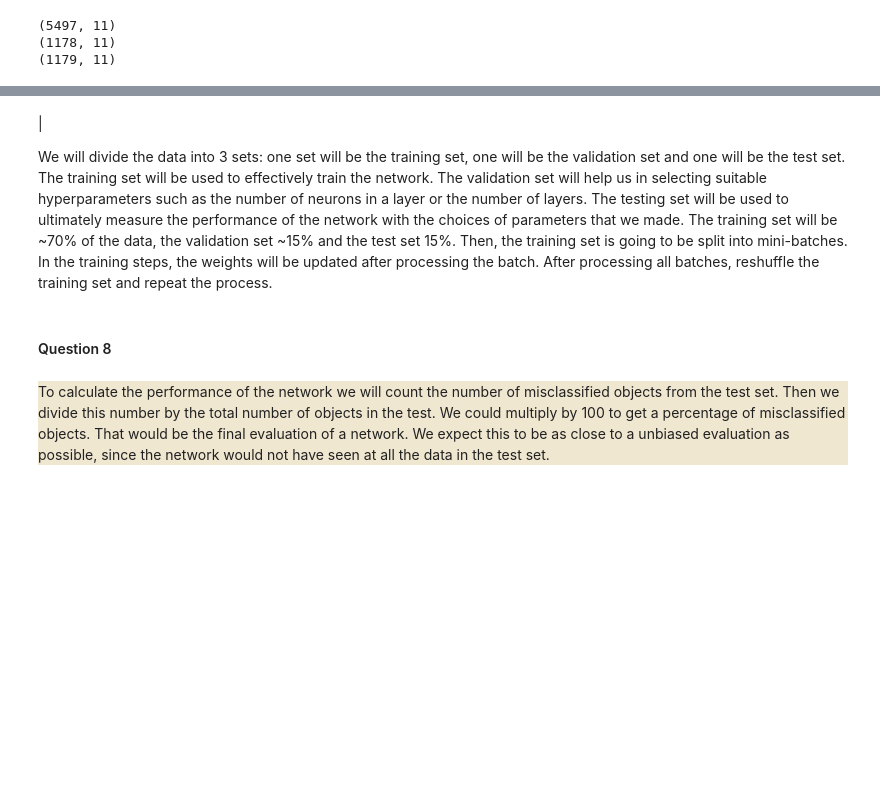
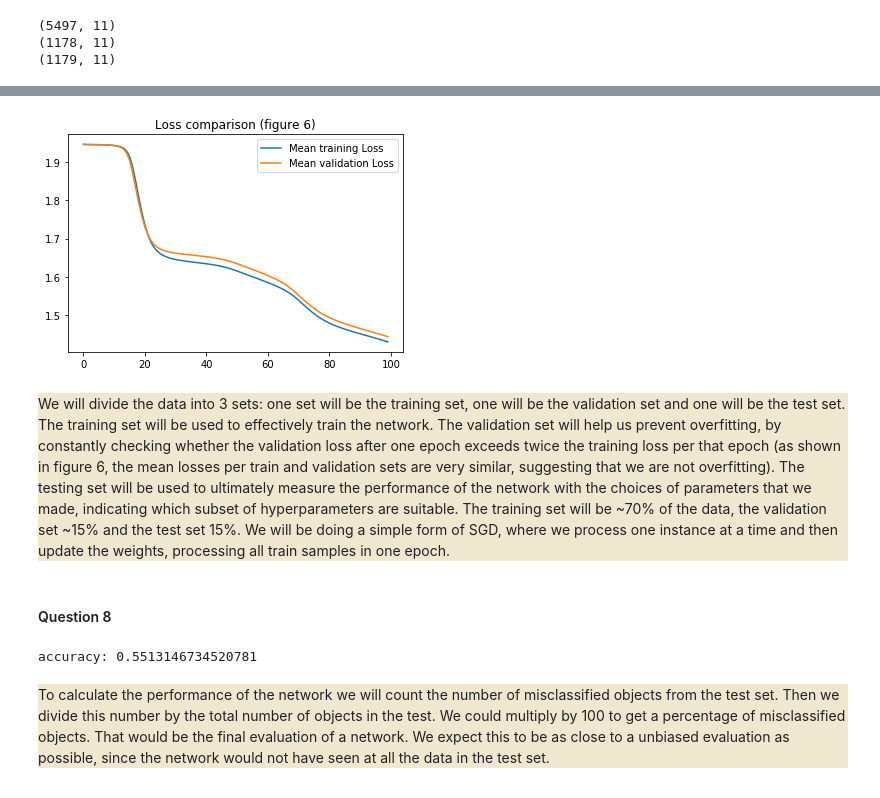
Before and after one commit to TraianDobrin/Artificial-Neural-Network-Grocery-Robot, a Jupyter notebook: src/Main.ipynb, the cells around one changed output, grey strips where cells are left out. Cells and saved outputs as stored; diff of their text form; code cells hidden in the pictures; blank space fills up the shorter version.

```diff
--- a/src/Main.ipynb
+++ b/src/Main.ipynb
@@ -339,7 +344,8 @@ def Loss(y_true, y_pred):
         loss: value of the loss.
         grad: gradient of loss with respect to the predictions.
     """
-    return np.sum((y_true-y_pred)**2),2*(y_true-y_pred)
+    softmax_y = softmax(y_pred)
+    return -np.sum(y_true * np.log(softmax_y)),y_true-softmax_y
 # %% [markdown]
 **Training loop**
 
@@ -404,6 +420,7 @@ def to_one_hot(labels):
 # %% [markdown]
 #### Question 7
 # %%
+#dividing the data into 3 sets, explanation below, and returning a tuple of the 3 sets
 def partition_data(features, labels, training_percentage, validation_percentage):
     n = len(features)
     labeled_data = np.concatenate((features, labels.reshape(n, 1)), axis = 1)
@@ -412,11 +429,12 @@ def partition_data(features, labels, training_percentage, validation_percentage)
     no_training_samples = int(training_percentage * n)
     no_validation_samples = int(validation_percentage * n)
     training_samples = np.array(labeled_data[:no_training_samples])
-    validation_samples = np.array(labeled_data[no_training_samples:no_training_samples+no_validation_samples])
+    validation_samples = np.array(
+    labeled_data[no_training_samples:no_training_samples+no_validation_samples])
     test_samples = np.array(labeled_data[no_training_samples+no_validation_samples:])
     return (training_samples, validation_samples, test_samples)
 
-training_samples, validation_samples, test_samples = partition_data(features, targets, 0.70, 0.15)
+training_samples, validation_samples, test_samples = partition_data(features,targets, 0.70, 0.15)
 
 print(training_samples.shape)
 print(validation_samples.shape)
@@ -425,3 +443,15 @@ print(test_samples.shape)
 (5497, 11)
 (1178, 11)
 (1179, 11)
+# %%
+network = Network([10,9,8,7], sigmoid, sigmoid_prime, xavier)
+train_loss,validation_loss = train(
+    network,
+    training_samples[:,:10],
+    to_one_hot(training_samples[:,10]),
+    validation_samples[:,:10],
+    to_one_hot(validation_samples[:,10]),
+    Loss,
+    0.01,
+    100,
+    0.0000001)
@@ -428,7 +470,16 @@ print(test_samples.shape)
+# %%
+plt.plot(np.arange(len(train_loss)), train_loss, label='Mean training Loss')
+plt.plot(np.arange(len(validation_loss)),
+         validation_loss,
+         label='Mean validation Loss')
+plt.title('Loss comparison (figure 6)')
+plt.legend()
+plt.show()
+# %% [output]
+[figure, added]
 # %% [markdown]
-|<div style="background-color:#f0e7d1">
-
-We will divide the data into 3 sets: one set will be the training set, one will be the validation set and one will be the test set. The training set will be used to effectively train the network. The validation set will help us in selecting suitable hyperparameters such as the number of neurons in a layer or the number of layers. The testing set will be used to ultimately measure the performance of the network with the choices of parameters that we made. The training set will be ~70% of the data, the validation set ~15% and the test set 15%. Then, the training set is going to be split into mini-batches. In the training steps, the weights will be updated after processing the batch. After processing all batches, reshuffle the training set and repeat the process.
+<div style="background-color:#f0e7d1">
+We will divide the data into 3 sets: one set will be the training set, one will be the validation set and one will be the test set. The training set will be used to effectively train the network. The validation set will help us prevent overfitting, by constantly checking whether the validation loss after one epoch exceeds twice the training loss per that epoch (as shown in figure 6, the mean losses per train and validation sets are very similar, suggesting that we are not overfitting). The testing set will be used to ultimately measure the performance of the network with the choices of parameters that we made, indicating which subset of hyperparameters are suitable. The training set will be ~70% of the data, the validation set ~15% and the test set 15%. We will be doing a simple form of SGD, where we process one instance at a time and then update the weights, processing all train samples in one epoch.
 # %% [markdown]
 #### Question 8
 # %%
@@ -442,6 +493,10 @@ def evaluate (test_data, network):
         no_correct_predictions += (np.argmax(prediction)+1) == y
     accuracy = no_correct_predictions / no_test_samples
     return accuracy
+# %%
+print("accuracy: " + str(evaluate(test_samples,network)))
+# %% [output]
+accuracy: 0.5513146734520781
 # %% [markdown]
 <div style="background-color:#f0e7d1">
 
```
Also changed, not shown: parts of 60 cells of this notebook, 2 other files.
